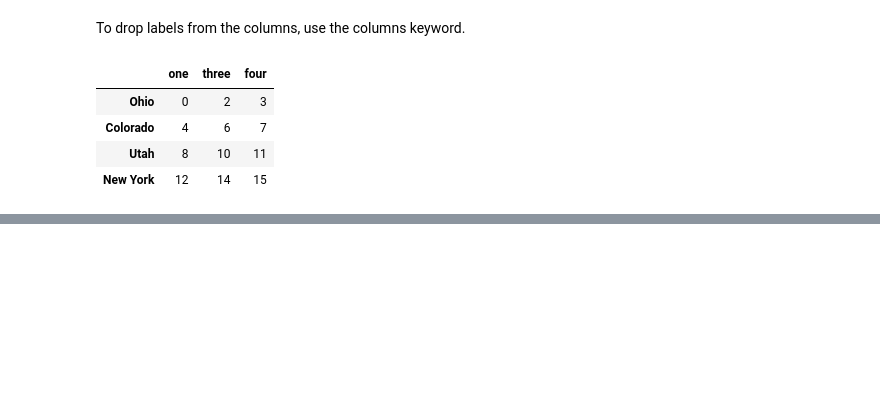
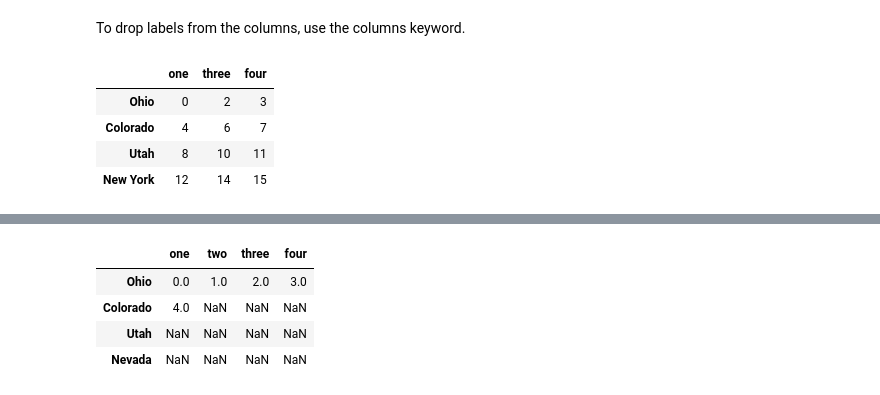
Before and after one commit to Mountain-Biker/pydata-book-practice, a Jupyter notebook: chapter5.ipynb, the cells around one changed output, grey strips where cells are left out. Cells and saved outputs as stored; diff of their text form; code cells hidden in the pictures; blank space fills up the shorter version.

```diff
--- a/chapter5.ipynb
+++ b/chapter5.ipynb
@@ -530,0 +654,8 @@ data.drop(columns=['two'])
+# %%
+data[data < 5]
+# %% [output]
+|  | one | two | three | four |
+| Ohio | 0.0 | 1.0 | 2.0 | 3.0 |
+| Colorado | 4.0 | NaN | NaN | NaN |
+| Utah | NaN | NaN | NaN | NaN |
+| Nevada | NaN | NaN | NaN | NaN |
```
Also changed, not shown: parts of 24 cells of this notebook.
